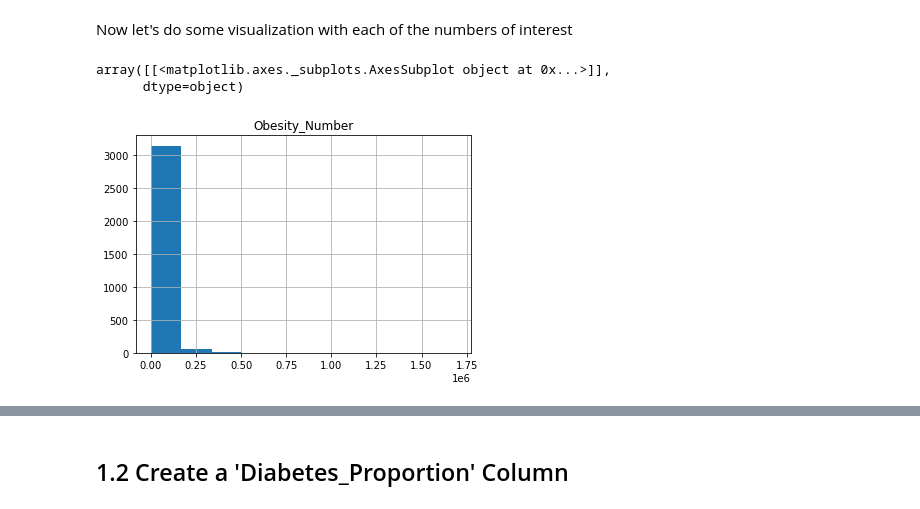
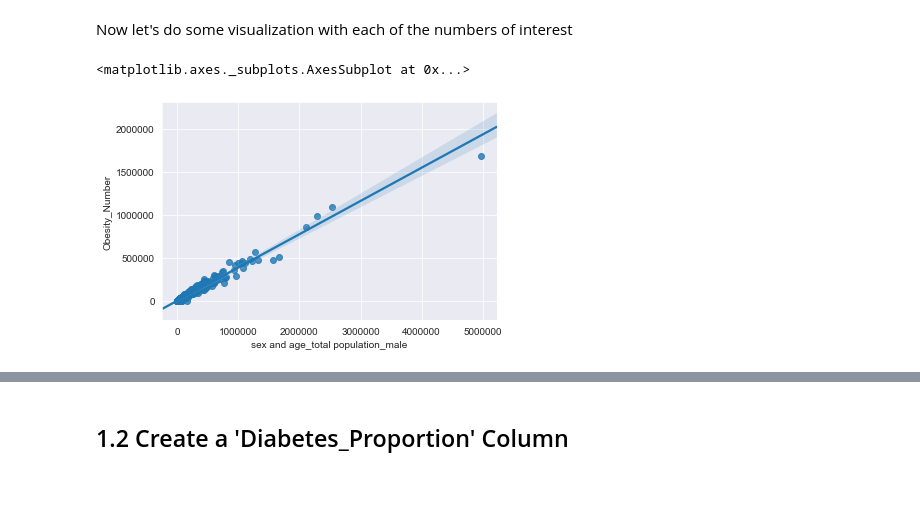
Before and after one commit to reubenp92/-CSS_Project_2_Team_4_Fall_2020, a Jupyter notebook: Project2.ipynb, the cells around one changed output, grey strips where cells are left out. Cells and saved outputs as stored; diff of their text form; code cells hidden in the pictures.

```diff
--- a/Project2.ipynb
+++ b/Project2.ipynb
@@ -165,8 +165,7 @@ db2.drop(db2.columns[cols],axis=1,inplace=True)
 Now let's do some visualization with each of the numbers of interest
 # %%
 #Histogram of Obesity Number
-db2.hist(column = "Obesity_Number")
+sns.regplot(x='sex and age_total population_male', y='Obesity_Number', data=db2)
 # %% [output]
-array([[<matplotlib.axes._subplots.AxesSubplot object at 0x...>]],
-      dtype=object)
+<matplotlib.axes._subplots.AxesSubplot at 0x...>
-[figure, old version]
+[figure, new version]
```
Also changed, not shown: parts of 37 cells of this notebook.
